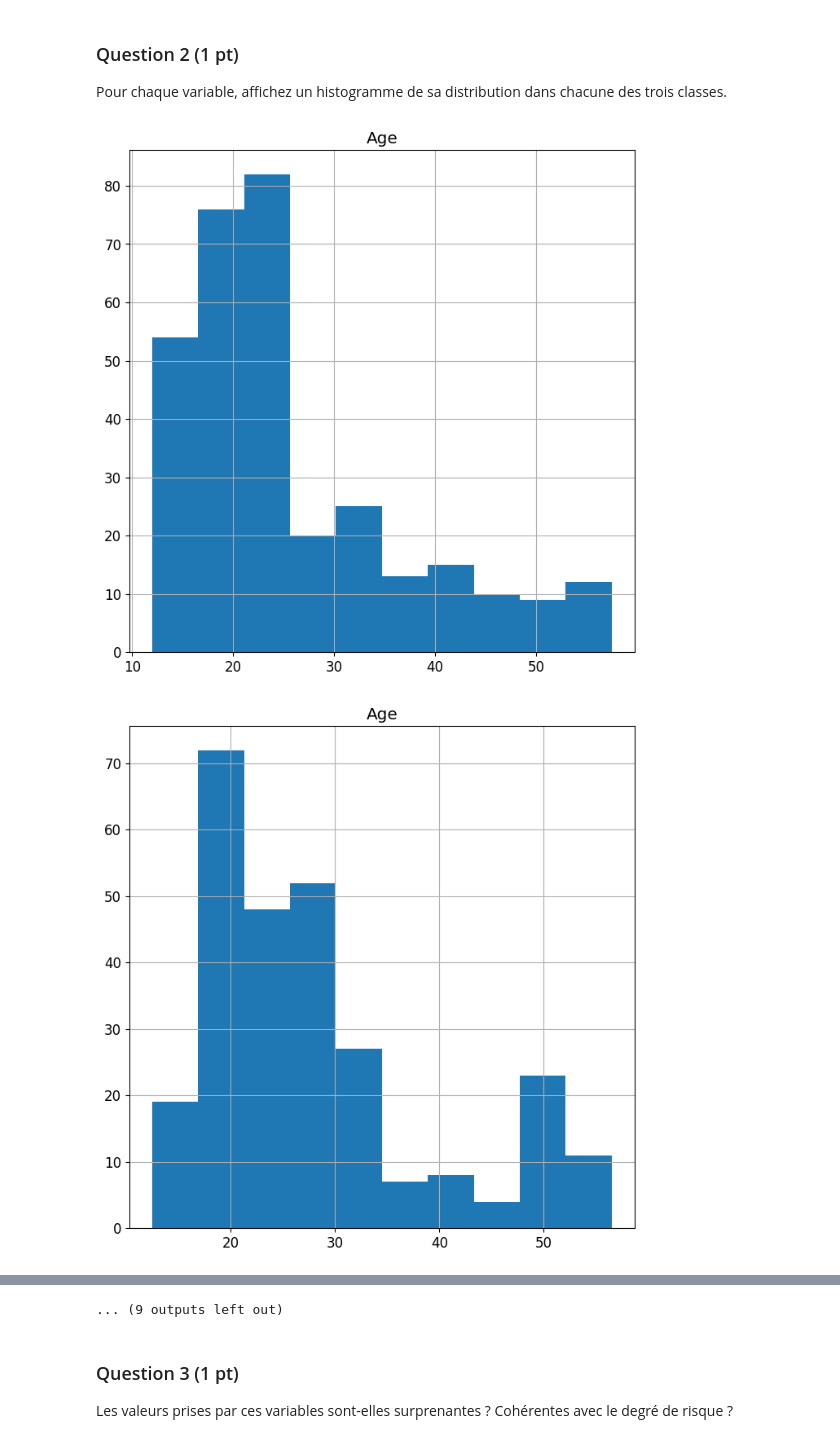
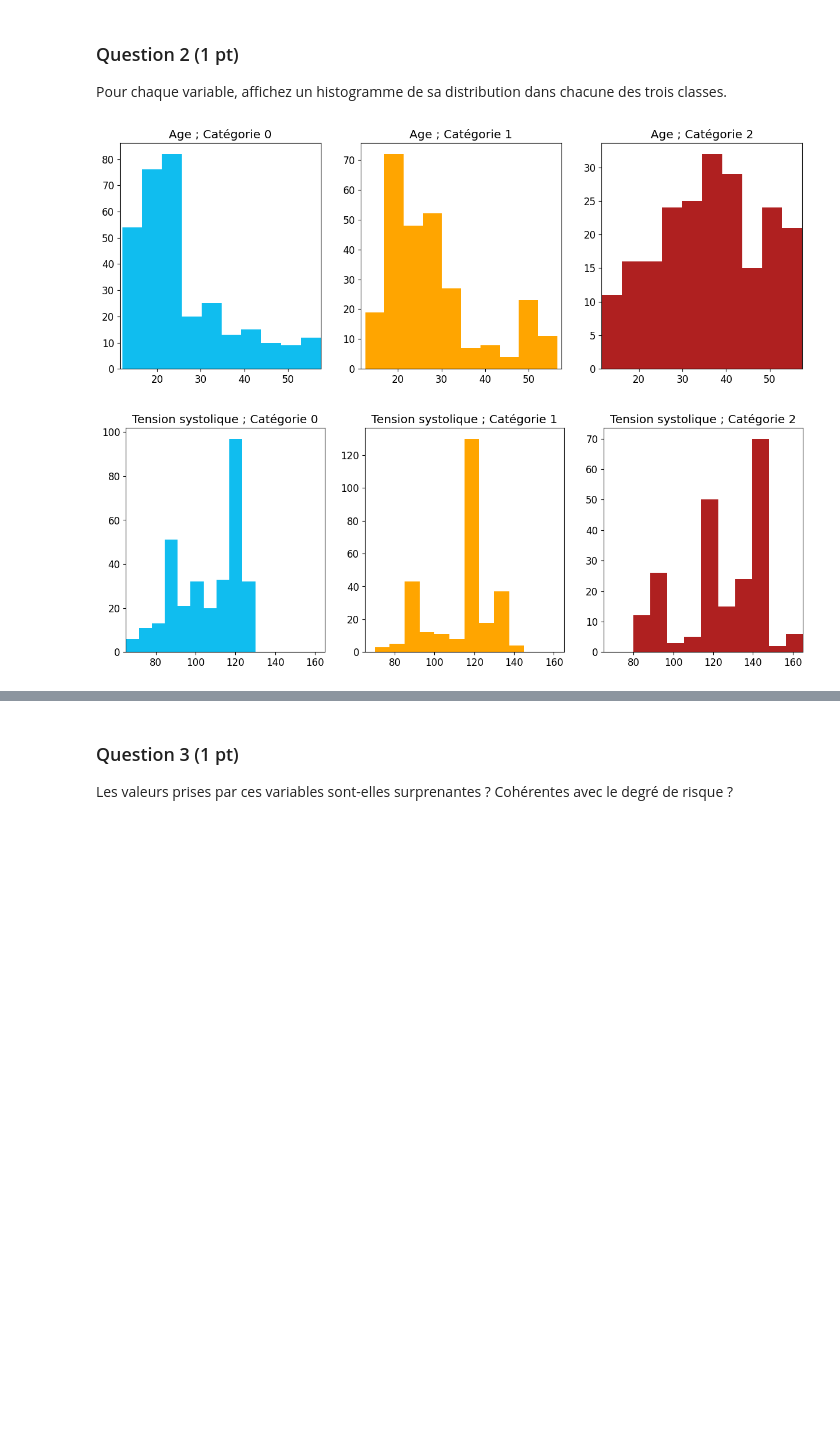
Before and after one commit to zephyrderiviere/projet-SDD, a Jupyter notebook: Projet.ipynb, the cells around one changed output, grey strips where cells are left out. Drawn from its saved outputs; the diff is of its cells as text; code cells hidden in the pictures; blank space fills up the shorter version.

```diff
--- a/Projet.ipynb
+++ b/Projet.ipynb
@@ -73,8 +73,15 @@ y_train = np.array(df_train['Risque'], dtype='int')
 ### Question 2 (1 pt)
 Pour chaque variable, affichez un histogramme de sa distribution dans chacune des trois classes.
 # %%
-for c in df_train.columns:
-    df_train.groupby("Risque").hist(figsize=(8, 8), column=[c])
+colors=["#10bdef", "#ffa500", "#af2020"]
+
+for c in df_train.columns[:-1]:
+    fig = plt.figure(figsize=(15, 5))
+    for i in range(0, 3):
+        ax = fig.add_subplot(1, 3, i+1)
+        plt.hist(df_train[c][df_train["Risque"] == i], color=colors[i])
+        ax.set_xlim(df_train[c].min(), df_train[c].max())
+        ax.set_title(c + " ; Catégorie " + str(i))
 # %% [output]
-[figure, old version]
+[figure, new version]
-[figure, old version]
+[figure, new version]
@@ -91,4 +92,3 @@ for c in df_train.columns:
-... (9 outputs left out)
 # %% [markdown]
 ### Question 3 (1 pt)
 Les valeurs prises par ces variables sont-elles surprenantes ? Cohérentes avec le degré de risque ?
```
Also changed, not shown: parts of 4 cells of this notebook.
